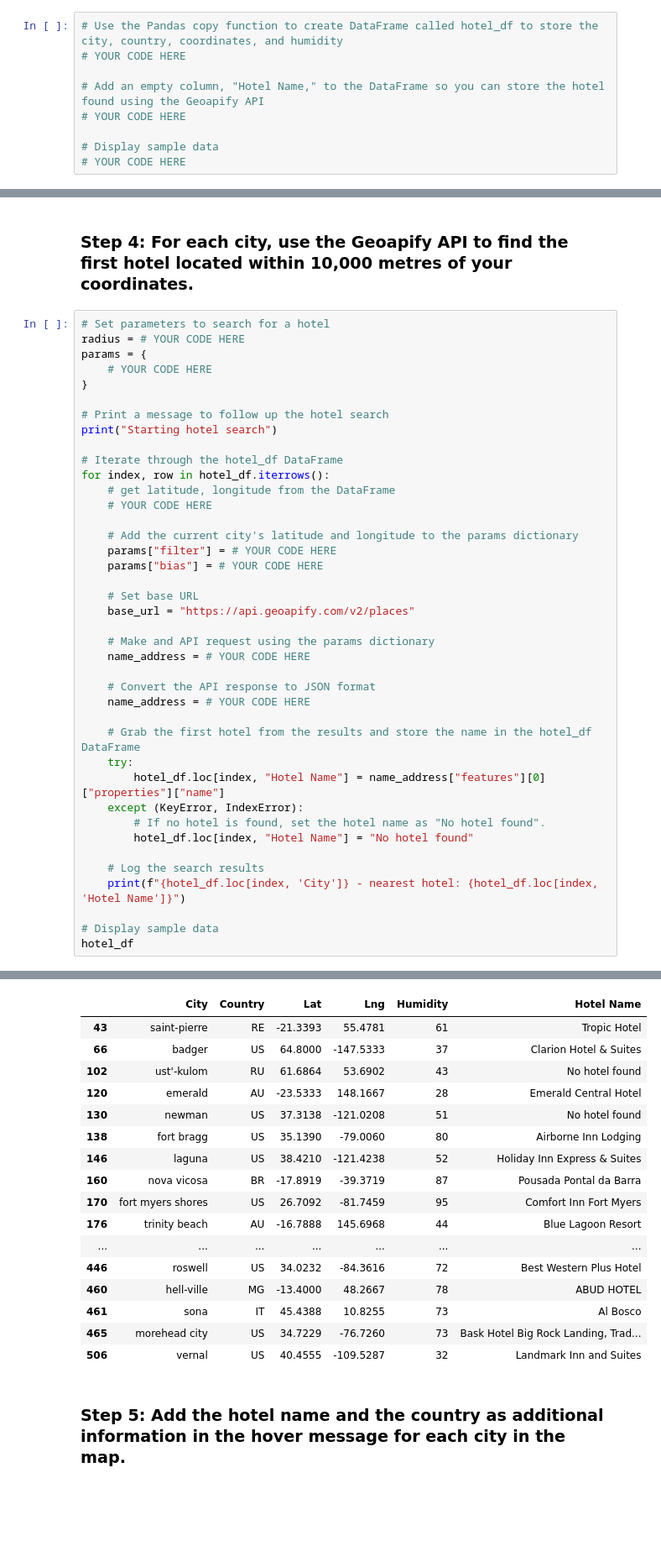
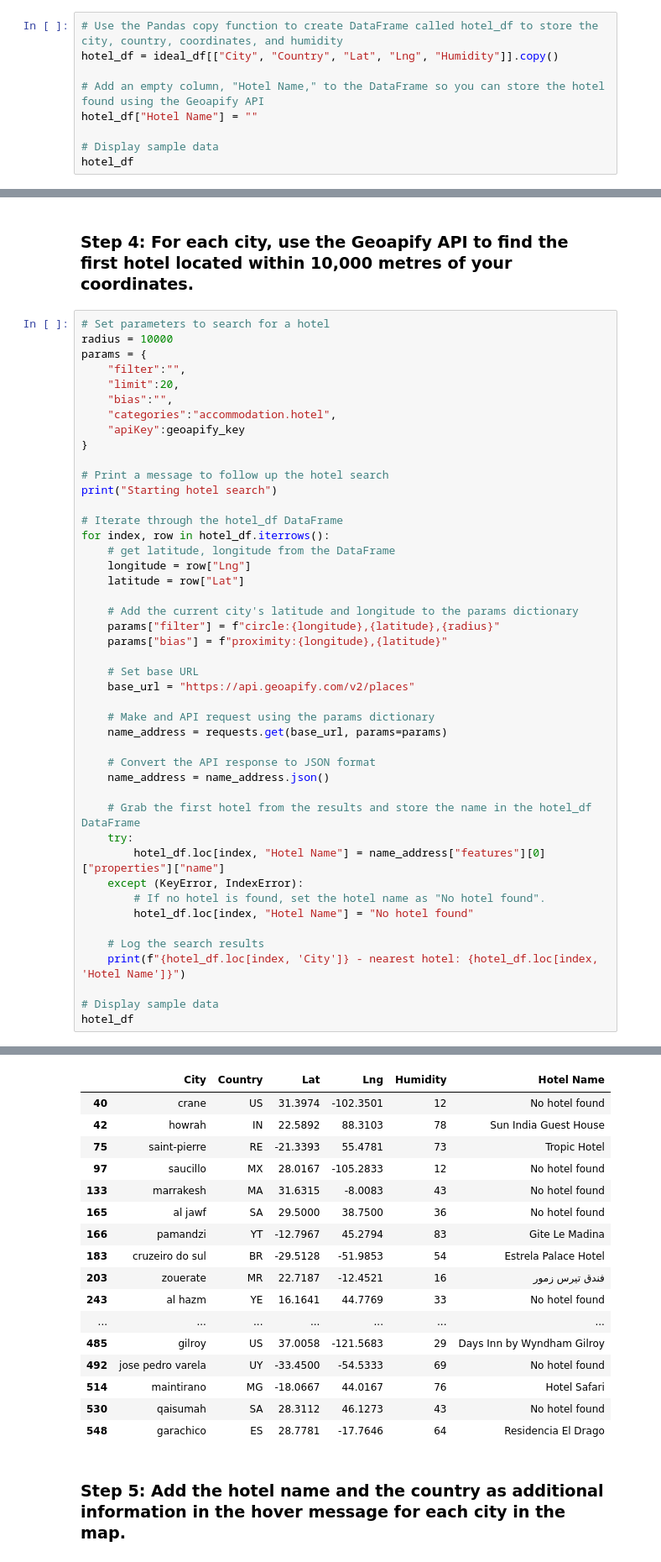
Before and after one commit to jacobklucher/Module-6-Python-API-Challenge, a Jupyter notebook: WeatherPy/VacationPy.ipynb, the cells around one changed output, grey strips where cells are left out. Shown at 84% size. Saved outputs shown, nothing was run; the diff lists cells and outputs as text; blank space fills up the shorter version.

```diff
--- a/WeatherPy/VacationPy.ipynb
+++ b/WeatherPy/VacationPy.ipynb
@@ -96,12 +93,12 @@ ideal_df
 ### Step 3: Create a new DataFrame called `hotel_df`.
 # %%
 # Use the Pandas copy function to create DataFrame called hotel_df to store the city, country, coordinates, and humidity
-# YOUR CODE HERE
+hotel_df = ideal_df[["City", "Country", "Lat", "Lng", "Humidity"]].copy()
 
 # Add an empty column, "Hotel Name," to the DataFrame so you can store the hotel found using the Geoapify API
-# YOUR CODE HERE
+hotel_df["Hotel Name"] = ""
 
 # Display sample data
-# YOUR CODE HERE
+hotel_df
 # %% [output]
 |  | City | Country | Lat | Lng | Humidity | Hotel Name |
@@ -125,9 +122,13 @@ ideal_df
 ### Step 4: For each city, use the Geoapify API to find the first hotel located within 10,000 metres of your coordinates.
 # %%
 # Set parameters to search for a hotel
-radius = # YOUR CODE HERE
+radius = 10000
 params = {
-    # YOUR CODE HERE
+    "filter":"",
+    "limit":20,
+    "bias":"",
+    "categories":"accommodation.hotel",
+    "apiKey":geoapify_key
 }
 
 # Print a message to follow up the hotel search
@@ -136,20 +137,21 @@ print("Starting hotel search")
 # Iterate through the hotel_df DataFrame
 for index, row in hotel_df.iterrows():
     # get latitude, longitude from the DataFrame
-    # YOUR CODE HERE
+    longitude = row["Lng"]
+    latitude = row["Lat"]
 
     # Add the current city's latitude and longitude to the params dictionary
-    params["filter"] = # YOUR CODE HERE
-    params["bias"] = # YOUR CODE HERE
+    params["filter"] = f"circle:{longitude},{latitude},{radius}"
+    params["bias"] = f"proximity:{longitude},{latitude}"
 
     # Set base URL
     base_url = "https://api.geoapify.com/v2/places"
 
     # Make and API request using the params dictionary
-    name_address = # YOUR CODE HERE
+    name_address = requests.get(base_url, params=params)
 
     # Convert the API response to JSON format
-    name_address = # YOUR CODE HERE
+    name_address = name_address.json()
 
     # Grab the first hotel from the results and store the name in the hotel_df DataFrame
     try:
@@ -184,19 +186,19 @@ vernal - nearest hotel: Landmark Inn and Suites
 |  | City | Country | Lat | Lng | Humidity | Hotel Name |
-| 43 | saint-pierre | RE | -21.3393 | 55.4781 | 61 | Tropic Hotel |
-| 66 | badger | US | 64.8000 | -147.5333 | 37 | Clarion Hotel & Suites |
-| 102 | ust'-kulom | RU | 61.6864 | 53.6902 | 43 | No hotel found |
-| 120 | emerald | AU | -23.5333 | 148.1667 | 28 | Emerald Central Hotel |
-| 130 | newman | US | 37.3138 | -121.0208 | 51 | No hotel found |
-| 138 | fort bragg | US | 35.1390 | -79.0060 | 80 | Airborne Inn Lodging |
-| 146 | laguna | US | 38.4210 | -121.4238 | 52 | Holiday Inn Express & Suites |
-| 160 | nova vicosa | BR | -17.8919 | -39.3719 | 87 | Pousada Pontal da Barra |
-| 170 | fort myers shores | US | 26.7092 | -81.7459 | 95 | Comfort Inn Fort Myers |
-| 176 | trinity beach | AU | -16.7888 | 145.6968 | 44 | Blue Lagoon Resort |
+| 40 | crane | US | 31.3974 | -102.3501 | 12 | No hotel found |
+| 42 | howrah | IN | 22.5892 | 88.3103 | 78 | Sun India Guest House |
+| 75 | saint-pierre | RE | -21.3393 | 55.4781 | 73 | Tropic Hotel |
+| 97 | saucillo | MX | 28.0167 | -105.2833 | 12 | No hotel found |
+| 133 | marrakesh | MA | 31.6315 | -8.0083 | 43 | No hotel found |
+| 165 | al jawf | SA | 29.5000 | 38.7500 | 36 | No hotel found |
+| 166 | pamandzi | YT | -12.7967 | 45.2794 | 83 | Gite Le Madina |
+| 183 | cruzeiro do sul | BR | -29.5128 | -51.9853 | 54 | Estrela Palace Hotel |
+| 203 | zouerate | MR | 22.7187 | -12.4521 | 16 | فندق تيرس زمور |
+| 243 | al hazm | YE | 16.1641 | 44.7769 | 33 | No hotel found |
 | ... | ... | ... | ... | ... | ... | ... |
-| 446 | roswell | US | 34.0232 | -84.3616 | 72 | Best Western Plus Hotel |
-| 460 | hell-ville | MG | -13.4000 | 48.2667 | 78 | ABUD HOTEL |
-| 461 | sona | IT | 45.4388 | 10.8255 | 73 | Al Bosco |
-| 465 | morehead city | US | 34.7229 | -76.7260 | 73 | Bask Hotel Big Rock Landing, Trad... |
-| 506 | vernal | US | 40.4555 | -109.5287 | 32 | Landmark Inn and Suites |
+| 485 | gilroy | US | 37.0058 | -121.5683 | 29 | Days Inn by Wyndham Gilroy |
+| 492 | jose pedro varela | UY | -33.4500 | -54.5333 | 69 | No hotel found |
+| 514 | maintirano | MG | -18.0667 | 44.0167 | 76 | Hotel Safari |
+| 530 | qaisumah | SA | 28.3112 | 46.1273 | 43 | No hotel found |
+| 548 | garachico | ES | 28.7781 | -17.7646 | 64 | Residencia El Drago |
 # %% [markdown]
 ### Step 5: Add the hotel name and the country as additional information in the hover message for each city in the map.
```
Also changed, not shown: parts of 5 cells of this notebook, 1 other file.
